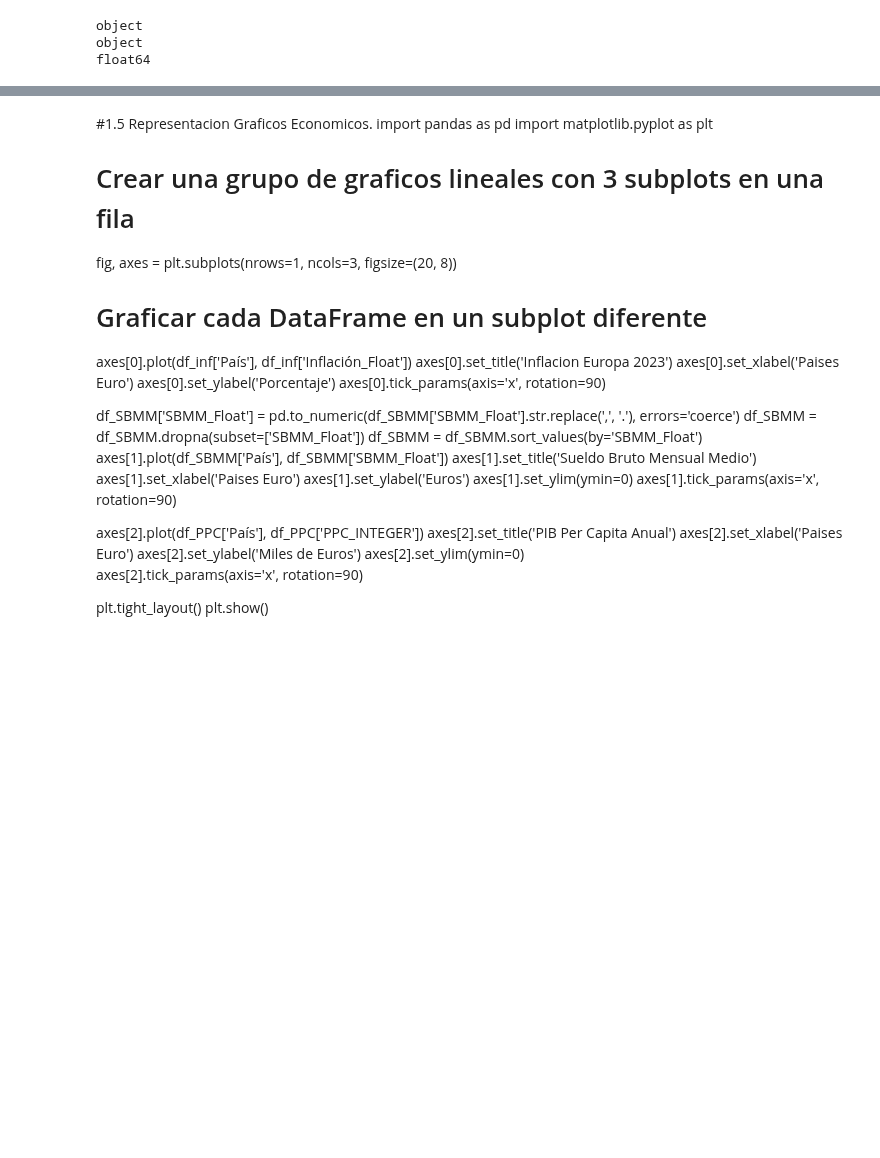
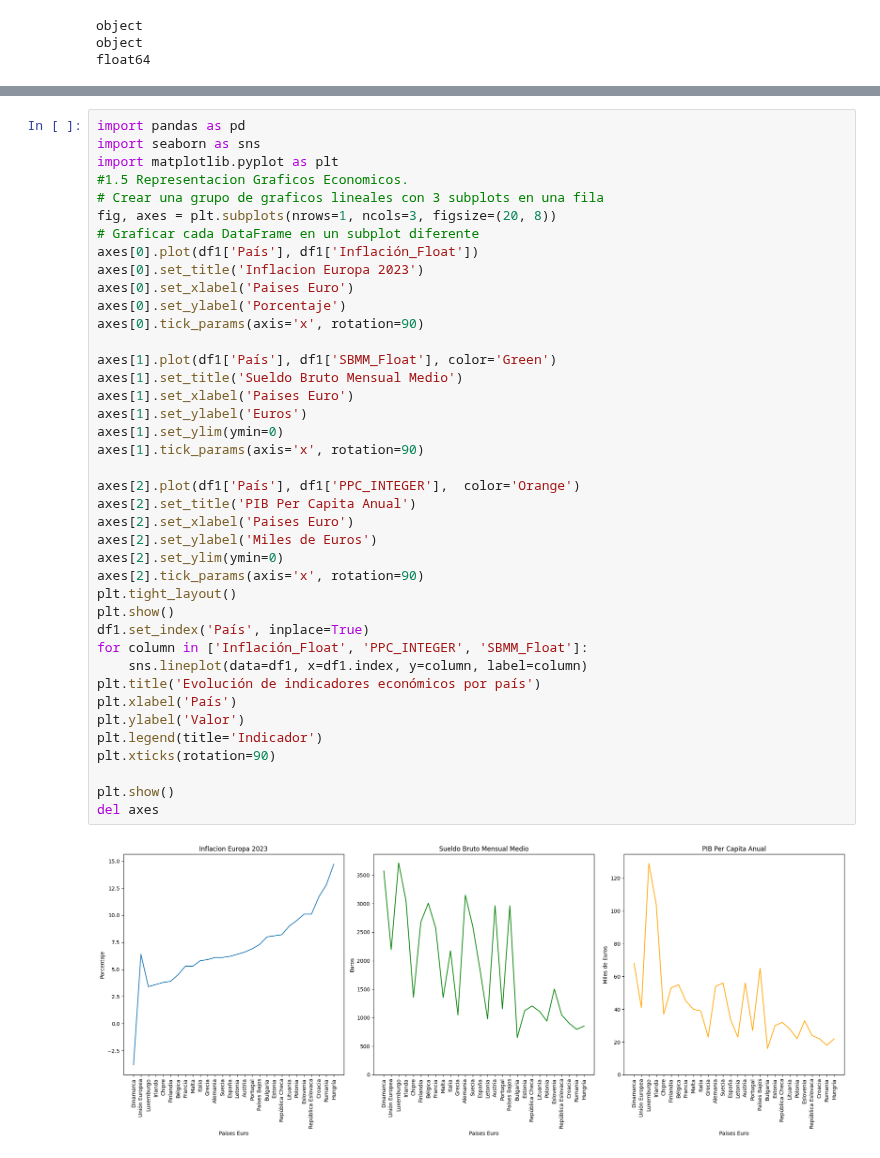
Before and after one commit to JosBerGon34/ProyectoFinal, a Jupyter notebook: src/3.EDA.ipynb, the cells around one changed output, grey strips where cells are left out. Drawn from its saved outputs; the diff is of its cells as text; blank space fills up the shorter version.

```diff
--- a/src/3.EDA.ipynb
+++ b/src/3.EDA.ipynb
@@ -249,35 +219,42 @@ print(df_IPS)
-# %% [markdown]
-#1.5 Representacion Graficos Economicos.
-import pandas as pd
-import matplotlib.pyplot as plt
-
-# Crear una grupo de graficos lineales con 3 subplots en una fila
-fig, axes = plt.subplots(nrows=1, ncols=3, figsize=(20, 8))
-
-# Graficar cada DataFrame en un subplot diferente
-axes[0].plot(df_inf['País'], df_inf['Inflación_Float'])
-axes[0].set_title('Inflacion Europa 2023')
-axes[0].set_xlabel('Paises Euro')
-axes[0].set_ylabel('Porcentaje')
-axes[0].tick_params(axis='x', rotation=90)
-
-
-df_SBMM['SBMM_Float'] = pd.to_numeric(df_SBMM['SBMM_Float'].str.replace(',', '.'), errors='coerce')
-df_SBMM = df_SBMM.dropna(subset=['SBMM_Float'])
-df_SBMM = df_SBMM.sort_values(by='SBMM_Float')
-axes[1].plot(df_SBMM['País'], df_SBMM['SBMM_Float'])
-axes[1].set_title('Sueldo Bruto Mensual Medio')
-axes[1].set_xlabel('Paises Euro')
-axes[1].set_ylabel('Euros')
-axes[1].set_ylim(ymin=0)
-axes[1].tick_params(axis='x', rotation=90)
-
-axes[2].plot(df_PPC['País'], df_PPC['PPC_INTEGER'])
-axes[2].set_title('PIB Per Capita Anual')
-axes[2].set_xlabel('Paises Euro')
-axes[2].set_ylabel('Miles de Euros')
-axes[2].set_ylim(ymin=0)
-axes[2].tick_params(axis='x', rotation=90)
-
-plt.tight_layout()
-plt.show()
+# %%
+import pandas as pd
+import seaborn as sns
+import matplotlib.pyplot as plt
+#1.5 Representacion Graficos Economicos.
+# Crear una grupo de graficos lineales con 3 subplots en una fila
+fig, axes = plt.subplots(nrows=1, ncols=3, figsize=(20, 8))
+# Graficar cada DataFrame en un subplot diferente
+axes[0].plot(df1['País'], df1['Inflación_Float'])
+axes[0].set_title('Inflacion Europa 2023')
+axes[0].set_xlabel('Paises Euro')
+axes[0].set_ylabel('Porcentaje')
+axes[0].tick_params(axis='x', rotation=90)
+
+axes[1].plot(df1['País'], df1['SBMM_Float'], color='Green')
+axes[1].set_title('Sueldo Bruto Mensual Medio')
+axes[1].set_xlabel('Paises Euro')
+axes[1].set_ylabel('Euros')
+axes[1].set_ylim(ymin=0)
+axes[1].tick_params(axis='x', rotation=90)
+
+axes[2].plot(df1['País'], df1['PPC_INTEGER'],  color='Orange')
+axes[2].set_title('PIB Per Capita Anual')
+axes[2].set_xlabel('Paises Euro')
+axes[2].set_ylabel('Miles de Euros')
+axes[2].set_ylim(ymin=0)
+axes[2].tick_params(axis='x', rotation=90)
+plt.tight_layout()
+plt.show()
+df1.set_index('País', inplace=True)
+for column in ['Inflación_Float', 'PPC_INTEGER', 'SBMM_Float']:
+    sns.lineplot(data=df1, x=df1.index, y=column, label=column)
+plt.title('Evolución de indicadores económicos por país')
+plt.xlabel('País')
+plt.ylabel('Valor')
+plt.legend(title='Indicador')
+plt.xticks(rotation=90)
+
+plt.show()
+del axes
+# %% [output]
+[figure, added]
```
Also changed, not shown: parts of 7 cells of this notebook, 2 other files.
